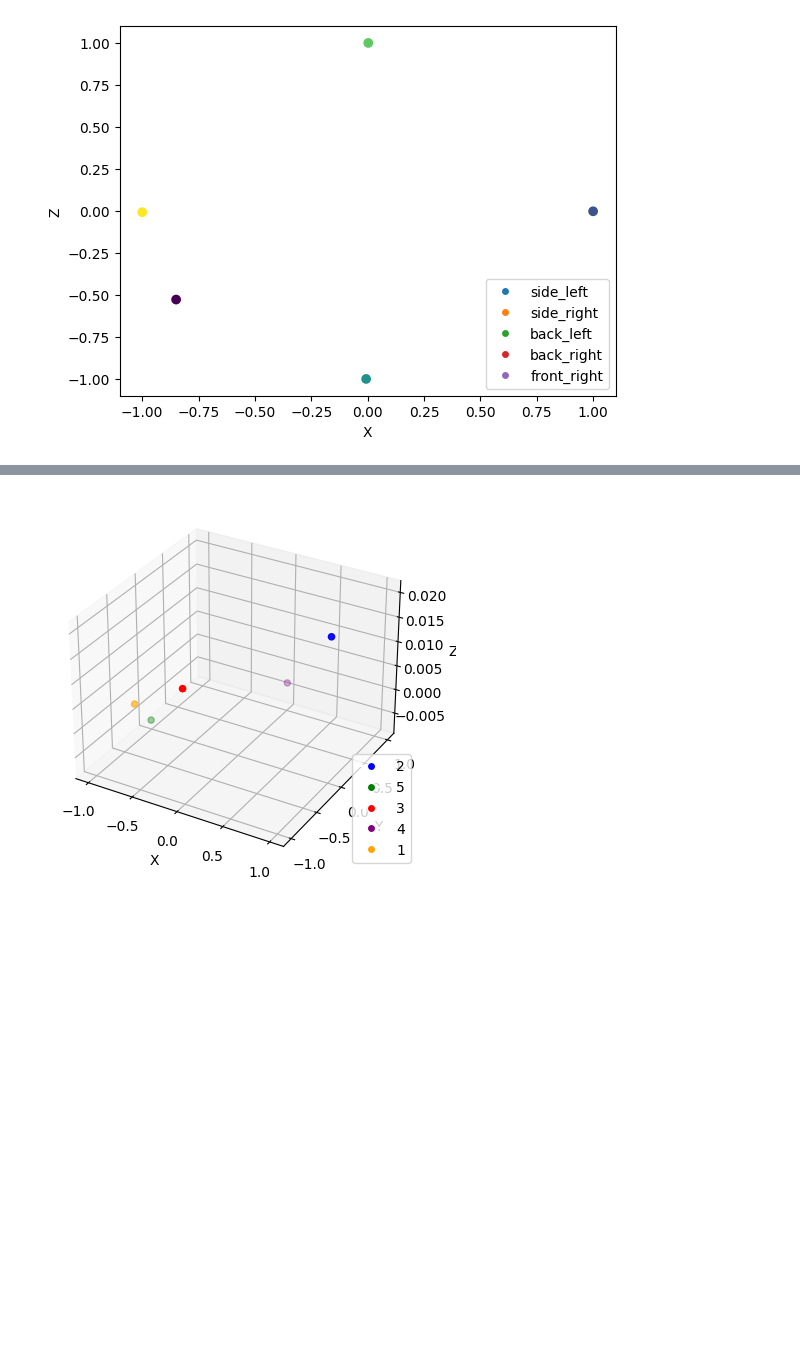
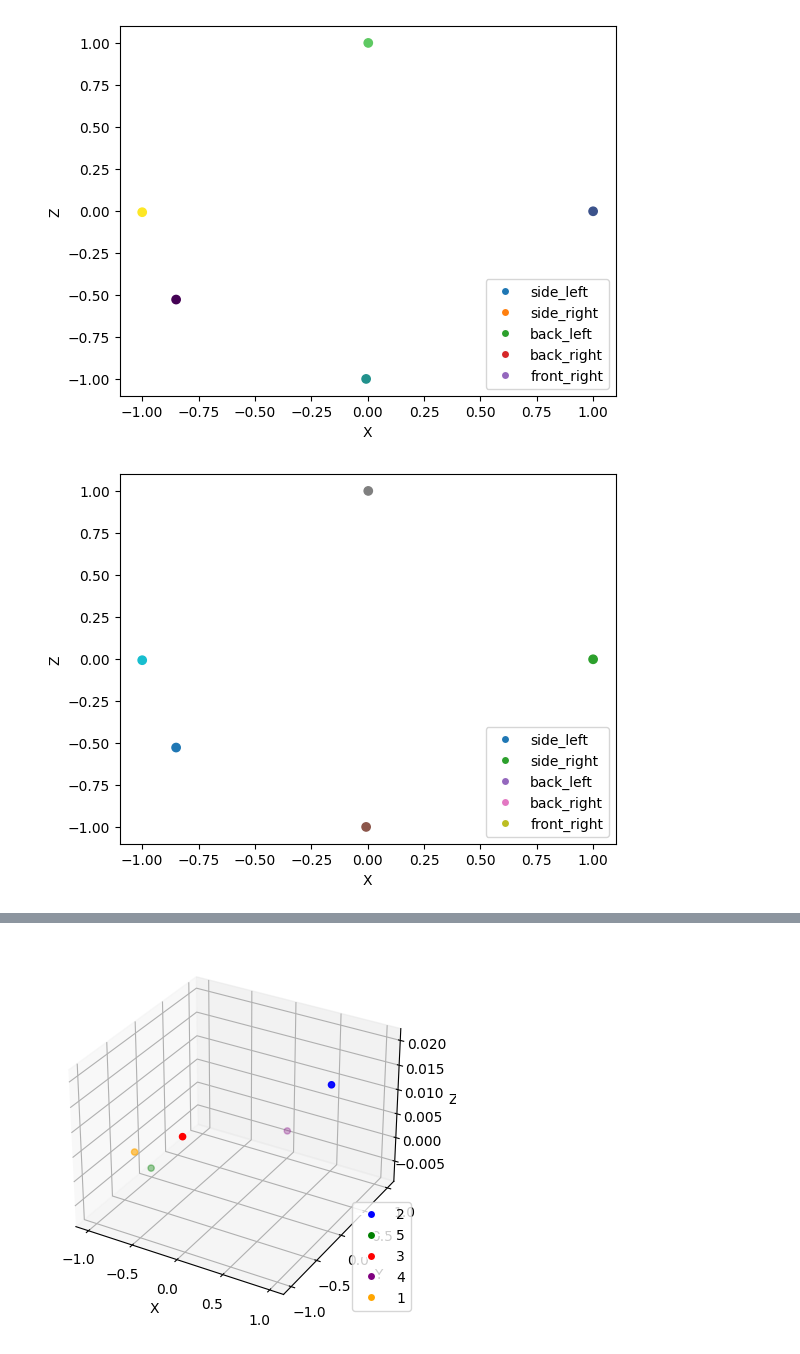
Before and after one commit to neehasajja/waymo-opendataset, a Jupyter notebook: testing/lidar_calibration.ipynb, the cells around one changed output, grey strips where cells are left out. Saved outputs shown, nothing was run; the diff lists cells and outputs as text; code cells hidden in the pictures; blank space fills up the shorter version.

```diff
--- a/testing/lidar_calibration.ipynb
+++ b/testing/lidar_calibration.ipynb
@@ -336,3 +336,44 @@ ax.legend(handles=legend_elements, loc='lower right')
 plt.show()
 # %% [output]
 [figure]
+# %%
+import matplotlib.pyplot as plt
+
+# Define the mapping of integer laser names to string values
+laser_name_map = {
+    2: 'side_left',
+    5: 'side_right',
+    3: 'back_left',
+    4: 'back_right',
+    1: 'front_right'
+}
+
+# Extract the x and y coordinates from the transform column of the DataFrame
+x_coords = [row[0] for row in df['[LiDARCalibrationComponent].extrinsic.transform']]
+z_coords = [row[2] for row in df['[LiDARCalibrationComponent].extrinsic.transform']]
+
+# Extract the laser max values from the DataFrame
+laser_max = df['key.laser_name']
+
+# Convert the integer laser names to string values
+laser_names = [laser_name_map.get(n, str(n)) for n in laser_max]
+
+# Plot the x and y coordinates, color coded by the laser_max values
+fig = plt.figure()
+ax = fig.add_subplot(111)
+scatter = ax.scatter(x_coords, y_coords, c=laser_max, cmap='tab10')
+ax.set_xlabel('X')
+ax.set_ylabel('Z')
+
+# Generate the legend with the laser_name_map and color map
+handles = []
+for i, name in enumerate(laser_name_map.values()):
+    color = scatter.cmap(i / len(laser_name_map))
+    handles.append(plt.Line2D([0], [0], marker='o', color='w', label=name, markerfacecolor=color))
+
+# Combine the handles into a single legend and display it
+ax.legend(handles=handles, loc='lower right')
+
+plt.show()
+# %% [output]
+[figure, added]
```
Also changed, not shown: parts of 3 cells of this notebook.
